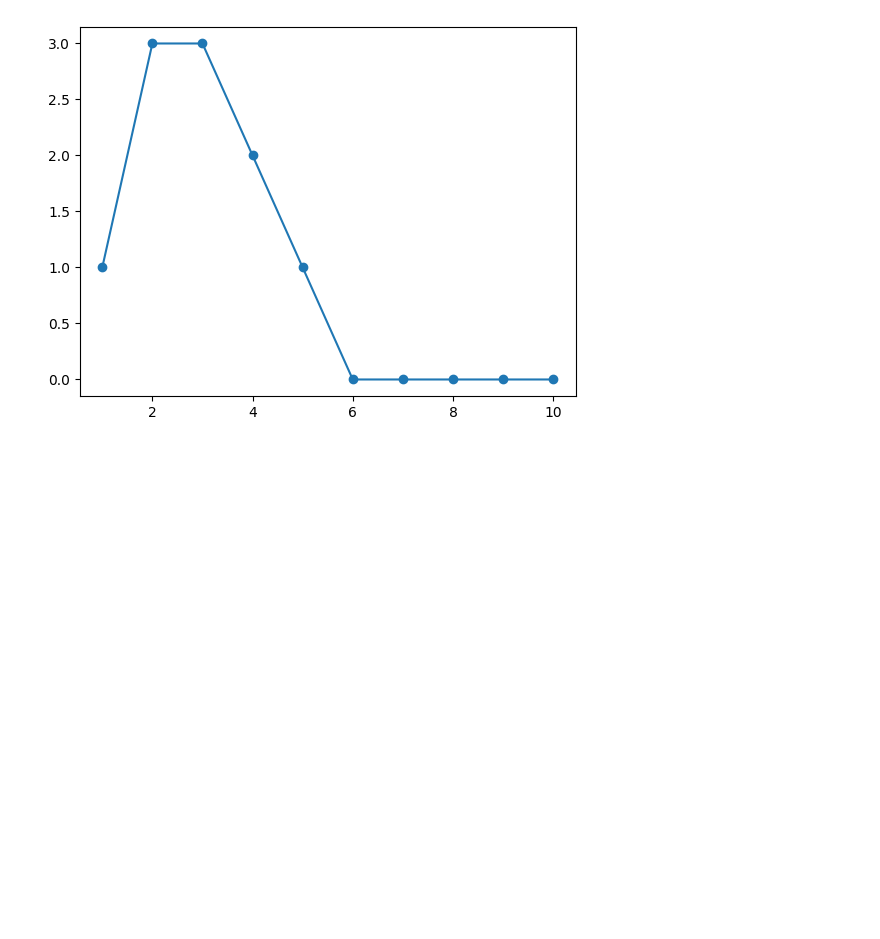
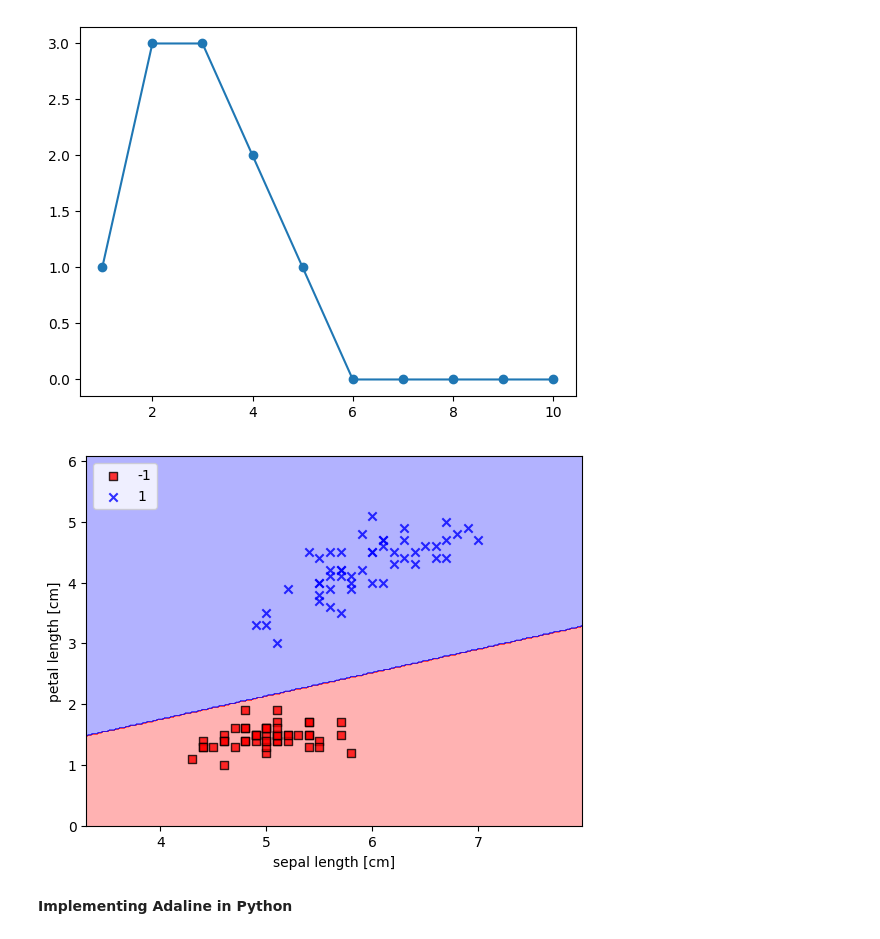
Before and after one commit to nargesghan/cs_internship_journey, a Jupyter notebook: simple-classification/perceptron.ipynb, the cells around one changed output. Cells and saved outputs as stored; diff of their text form; code cells hidden in the pictures; blank space fills up the shorter version.

Commit message:
add Adaline algorithm

```diff
--- a/simple-classification/perceptron.ipynb
+++ b/simple-classification/perceptron.ipynb
@@ -106,7 +106,7 @@ plt.plot(range(1, len(ppn.errors_)+1), ppn.errors_, marker='o')
 # %%
 from matplotlib.colors import ListedColormap
 
-def plot_decition_regions(X, y, classifier, resolution=0.02):
+def plot_decision_regions(X, y, classifier, resolution=0.02):
   # setup marker generator and color map
   markers = ('s', 'x', 'o', '^', 'v')
   colors = ('red', 'blue', 'lightgreen', 'gray', 'cyan')
@@ -126,3 +126,13 @@ def plot_decition_regions(X, y, classifier, resolution=0.02):
   # plot class examples
   for idx, cl in enumerate(np.unique(y)):
     plt.scatter(x=X[y == cl, 0],y=X[y == cl, 1],alpha=0.8,c=colors[idx],marker=markers[idx],label=cl,edgecolor='black')
+# %%
+plot_decision_regions(X, y, classifier=ppn)
+plt.xlabel('sepal length [cm]')
+plt.ylabel('petal length [cm]')
+plt.legend(loc='upper left')
+plt.show()
+# %% [output]
+[figure, added]
+# %% [markdown]
+**Implementing Adaline in Python**
```
Also changed, not shown: parts of 1 cell of this notebook.
